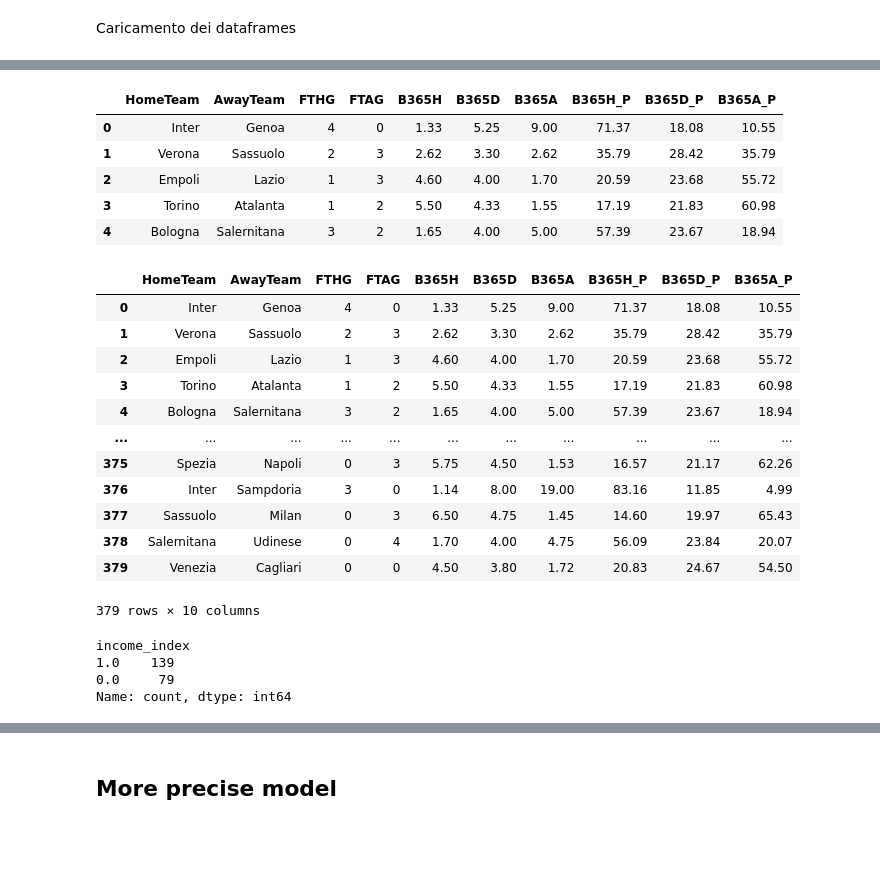
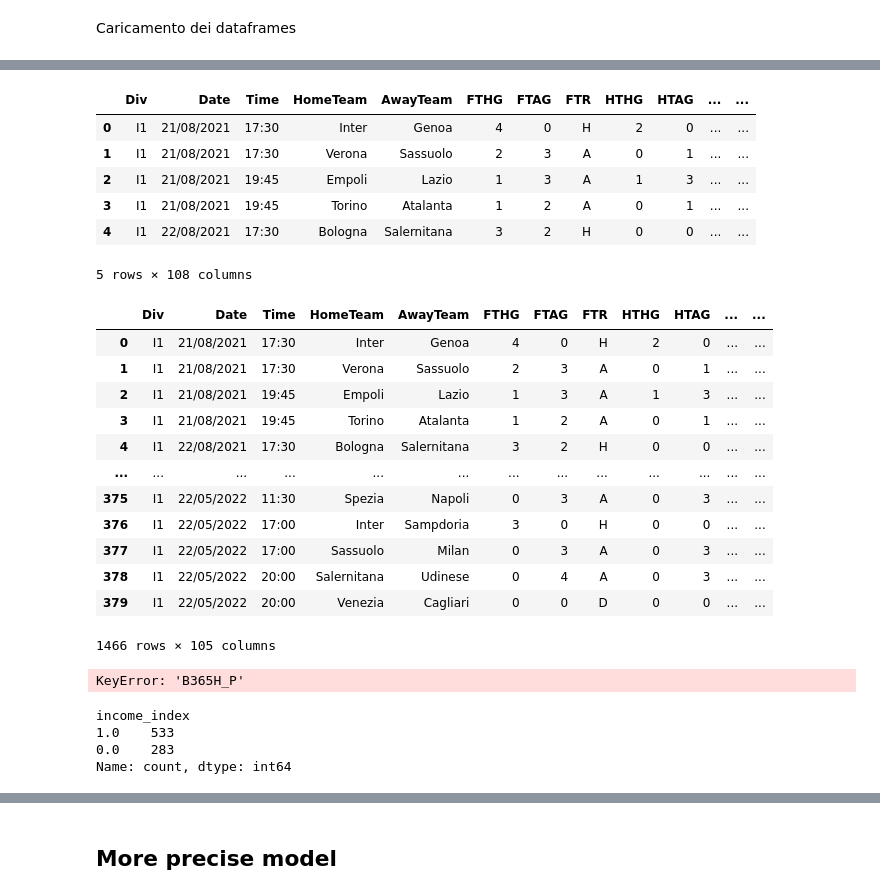
Before and after one commit to lorenzo-arcioni/soccer_stats, a Jupyter notebook: Serie-A_stats.ipynb, the cells around one changed output, grey strips where cells are left out. Cells and saved outputs as stored; diff of their text form; code cells hidden in the pictures; blank space fills up the shorter version.

```diff
--- a/Serie-A_stats.ipynb
+++ b/Serie-A_stats.ipynb
@@ -31,6 +31,7 @@ filename_13 = "Eredivise-2122.csv"
 filename_14 = "Eredivise-2223.csv"
 filename_15 = "Liga-1-2122.csv"
 filename_16 = "Liga-1-2223.csv"
+filename_17 = "Serie-A-2021.csv"
 # %% [markdown]
 Aggiornamento dei datasets con i risultati aggiornati.
 # %%
@@ -132,0 +126,8 @@ df_2223 = pd.read_csv(filename_2, sep=",")
+# %%
+#Loading the datasets
+filenames = [filename_1, filename_2, filename_17, filename_1]
+df = pd.DataFrame()
+for name in filenames:
+    tmp = pd.read_csv(name, sep=',')
+    df = pd.concat([df, tmp])
+df.shape
@@ -153 +154,5 @@ df_2 = df_2122[tmp_features].copy(deep=True)
+# %%
+df['B365H'] = df['VCH']
+df['B365A'] = df['VCA']
+df['B365D'] = df['VCD']
 # %%
@@ -162,34 +168,35 @@ df_2.head()
 # %%
-df_2['B365H_P'] = round(100/(1 + df_2['B365H']*(1/df_2['B365D'] + 1/df_2['B365A'])), 2)
-df_2['B365D_P'] = round(100/(1 + df_2['B365D']*(1/df_2['B365H'] + 1/df_2['B365A'])), 2)
-df_2['B365A_P'] = round(100/(1 + df_2['B365A']*(1/df_2['B365H'] + 1/df_2['B365D'])), 2)
+df['B365H_P'] = round(100/(1 + df['B365H']*(1/df['B365D'] + 1/df['B365A'])), 2)
+df['B365D_P'] = round(100/(1 + df['B365D']*(1/df['B365H'] + 1/df['B365A'])), 2)
+df['B365A_P'] = round(100/(1 + df['B365A']*(1/df['B365H'] + 1/df['B365D'])), 2)
 
-df_2.head()
+df.head()
 # %% [output]
-|  | HomeTeam | AwayTeam | FTHG | FTAG | B365H | B365D | B365A | B365H_P | B365D_P | B365A_P |
-| 0 | Inter | Genoa | 4 | 0 | 1.33 | 5.25 | 9.00 | 71.37 | 18.08 | 10.55 |
-| 1 | Verona | Sassuolo | 2 | 3 | 2.62 | 3.30 | 2.62 | 35.79 | 28.42 | 35.79 |
-| 2 | Empoli | Lazio | 1 | 3 | 4.60 | 4.00 | 1.70 | 20.59 | 23.68 | 55.72 |
-| 3 | Torino | Atalanta | 1 | 2 | 5.50 | 4.33 | 1.55 | 17.19 | 21.83 | 60.98 |
-| 4 | Bologna | Salernitana | 3 | 2 | 1.65 | 4.00 | 5.00 | 57.39 | 23.67 | 18.94 |
+|  | Div | Date | Time | HomeTeam | AwayTeam | FTHG | FTAG | FTR | HTHG | HTAG | ... | ... |
+| 0 | I1 | 21/08/2021 | 17:30 | Inter | Genoa | 4 | 0 | H | 2 | 0 | ... | ... |
+| 1 | I1 | 21/08/2021 | 17:30 | Verona | Sassuolo | 2 | 3 | A | 0 | 1 | ... | ... |
+| 2 | I1 | 21/08/2021 | 19:45 | Empoli | Lazio | 1 | 3 | A | 1 | 3 | ... | ... |
+| 3 | I1 | 21/08/2021 | 19:45 | Torino | Atalanta | 1 | 2 | A | 0 | 1 | ... | ... |
+| 4 | I1 | 22/08/2021 | 17:30 | Bologna | Salernitana | 3 | 2 | H | 0 | 0 | ... | ... |
+5 rows × 108 columns
 # %%
-df_2[(df_2['B365H'] < df_2['B365D'] + df_2['B365A']) \
-    |(df_2['B365A'] < df_2['B365D'] + df_2['B365H']) \
-    |(df_2['B365D'] < df_2['B365H'] + df_2['B365A'])]
+df[(df['B365H'] < df['B365D'] + df['B365A']) \
+    |(df['B365A'] < df['B365D'] + df['B365H']) \
+    |(df['B365D'] < df['B365H'] + df['B365A'])]
 # %% [output]
-|  | HomeTeam | AwayTeam | FTHG | FTAG | B365H | B365D | B365A | B365H_P | B365D_P | B365A_P |
-| 0 | Inter | Genoa | 4 | 0 | 1.33 | 5.25 | 9.00 | 71.37 | 18.08 | 10.55 |
-| 1 | Verona | Sassuolo | 2 | 3 | 2.62 | 3.30 | 2.62 | 35.79 | 28.42 | 35.79 |
-| 2 | Empoli | Lazio | 1 | 3 | 4.60 | 4.00 | 1.70 | 20.59 | 23.68 | 55.72 |
-| 3 | Torino | Atalanta | 1 | 2 | 5.50 | 4.33 | 1.55 | 17.19 | 21.83 | 60.98 |
-| 4 | Bologna | Salernitana | 3 | 2 | 1.65 | 4.00 | 5.00 | 57.39 | 23.67 | 18.94 |
-| ... | ... | ... | ... | ... | ... | ... | ... | ... | ... | ... |
-| 375 | Spezia | Napoli | 0 | 3 | 5.75 | 4.50 | 1.53 | 16.57 | 21.17 | 62.26 |
-| 376 | Inter | Sampdoria | 3 | 0 | 1.14 | 8.00 | 19.00 | 83.16 | 11.85 | 4.99 |
-| 377 | Sassuolo | Milan | 0 | 3 | 6.50 | 4.75 | 1.45 | 14.60 | 19.97 | 65.43 |
-| 378 | Salernitana | Udinese | 0 | 4 | 1.70 | 4.00 | 4.75 | 56.09 | 23.84 | 20.07 |
-| 379 | Venezia | Cagliari | 0 | 0 | 4.50 | 3.80 | 1.72 | 20.83 | 24.67 | 54.50 |
+|  | Div | Date | Time | HomeTeam | AwayTeam | FTHG | FTAG | FTR | HTHG | HTAG | ... | ... |
+| 0 | I1 | 21/08/2021 | 17:30 | Inter | Genoa | 4 | 0 | H | 2 | 0 | ... | ... |
+| 1 | I1 | 21/08/2021 | 17:30 | Verona | Sassuolo | 2 | 3 | A | 0 | 1 | ... | ... |
+| 2 | I1 | 21/08/2021 | 19:45 | Empoli | Lazio | 1 | 3 | A | 1 | 3 | ... | ... |
+| 3 | I1 | 21/08/2021 | 19:45 | Torino | Atalanta | 1 | 2 | A | 0 | 1 | ... | ... |
+| 4 | I1 | 22/08/2021 | 17:30 | Bologna | Salernitana | 3 | 2 | H | 0 | 0 | ... | ... |
+| ... | ... | ... | ... | ... | ... | ... | ... | ... | ... | ... | ... | ... |
+| 375 | I1 | 22/05/2022 | 11:30 | Spezia | Napoli | 0 | 3 | A | 0 | 3 | ... | ... |
+| 376 | I1 | 22/05/2022 | 17:00 | Inter | Sampdoria | 3 | 0 | H | 0 | 0 | ... | ... |
+| 377 | I1 | 22/05/2022 | 17:00 | Sassuolo | Milan | 0 | 3 | A | 0 | 3 | ... | ... |
+| 378 | I1 | 22/05/2022 | 20:00 | Salernitana | Udinese | 0 | 4 | A | 0 | 3 | ... | ... |
+| 379 | I1 | 22/05/2022 | 20:00 | Venezia | Cagliari | 0 | 0 | D | 0 | 0 | ... | ... |
-379 rows × 10 columns
+1466 rows × 105 columns
 # %%
 k = 50.0
 # %%
@@ -221,12 +228,14 @@ def get_best(s):
     else:
         return None
 # %%
-df_2['income_index'] = df_2.apply(get_best, axis=1)
+df['income_index'] = df.apply(get_best, axis=1)
+# %% [output]
+KeyError: 'B365H_P'
 # %%
-df_2['income_index'].value_counts()
+df['income_index'].value_counts()
 # %% [output]
 income_index
-1.0    139
-0.0     79
+1.0    533
+0.0    283
 Name: count, dtype: int64
 # %%
```
Also changed, not shown: parts of 17 cells of this notebook, 2 other files.
